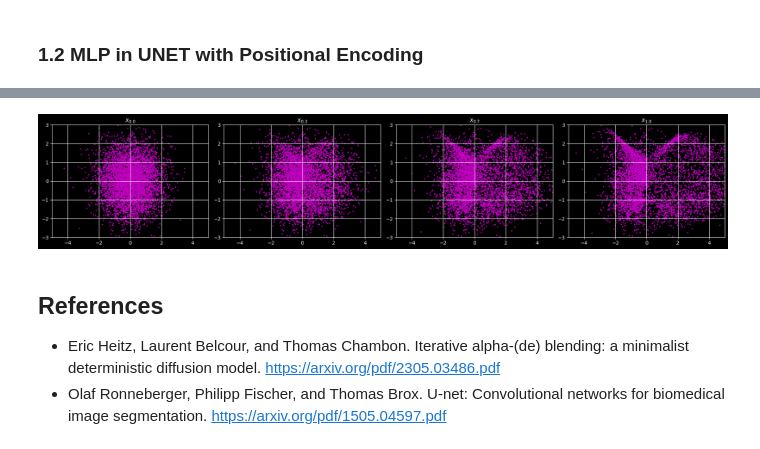
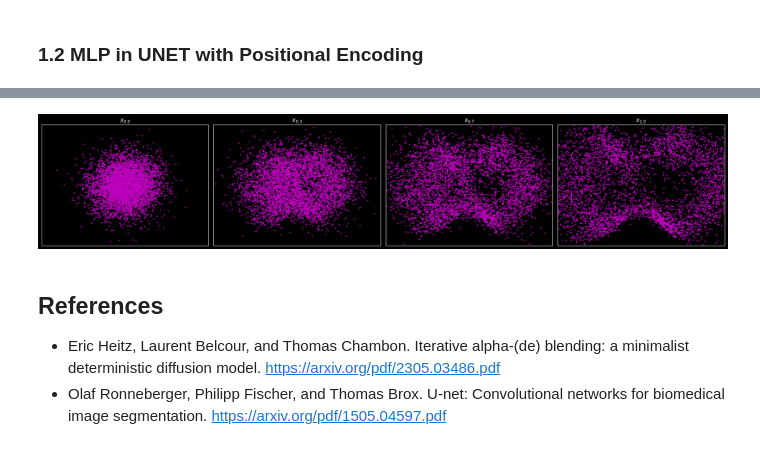
Before and after one commit to AlfredPichard/LADMG, a Jupyter notebook: introduction_notebooks/pichard_alfred/alpha_(de)blending.ipynb, the cells around one changed output, grey strips where cells are left out. Drawn from its saved outputs; the diff is of its cells as text; code cells hidden in the pictures.

```diff
--- a/introduction_notebooks/pichard_alfred/alpha_(de)blending.ipynb
+++ b/introduction_notebooks/pichard_alfred/alpha_(de)blending.ipynb
@@ -188,7 +184,7 @@ fig, axs = plt.subplots(1, NUM_PLOTS+1, figsize=(20,4))
 with torch.no_grad():
     x_alpha = torch.randn(BATCH_SIZE, 2, device=device)
 
-    T = 100
+    T = 1000
     for t in range(T+1):
         alpha = t/T * torch.ones(BATCH_SIZE, 1)
         x_alpha = x_alpha + (1/T)*model(x_alpha, alpha)
@@ -198,8 +194,9 @@ with torch.no_grad():
             axs[i].scatter(x_alpha.T[0], x_alpha.T[1], c='m', s=3)
             axs[i].set_title(f"$x_{{{'%.1f'%(alpha[0])}}}$")
             axs[i].set_xlim([-5, 5])
-            axs[i].set_ylim([-3, 3])
-            axs[i].grid(True)
+            axs[i].set_ylim([-4, 4])
+            axs[i].set_yticks([])
+            axs[i].set_xticks([])
 
     fig.tight_layout()
     plt.show()
@@ -220,7 +217,7 @@ class Resample(nn.Module):
 
 
 class LinearEncoder(nn.Module):
-    def __init__(self, hidden_dims, block_sizes, encoder_dim):
+    def __init__(self, hidden_dims, block_sizes, pos_encoder_dim):
         super().__init__()
         """
         Example with: hidden_dims = [64, 32, 16, 8] & block_sizes = [2, 2, 2]
@@ -231,7 +228,7 @@ class LinearEncoder(nn.Module):
         linear(16, 16) (x2)
         linear(16, 8)
         """
-        self.blocks = [LinearBlock(hidden_dims[k], encoder_dim, block_sizes[k]) for k in range(len(hidden_dims)-1)]
+        self.blocks = [LinearBlock(hidden_dims[k], pos_encoder_dim, block_sizes[k]) for k in range(len(hidden_dims)-1)]
         self.downsamples = [Resample(hidden_dims[k-1], hidden_dims[k]) for k in range(1, len(hidden_dims))]
 
         self.activation = nn.SiLU()
@@ -246,7 +243,7 @@ class LinearEncoder(nn.Module):
 
 
 class LinearDecoder(nn.Module):
-    def __init__(self, hidden_dims, block_sizes, encoder_dim):
+    def __init__(self, hidden_dims, block_sizes, pos_encoder_dim):
         super().__init__()
         """
         Example with: hidden_dims = [16, 32, 64], resample_out_dims = [16, 64, 512] & block_sizes = [2, 2, 2]
@@ -260,7 +257,7 @@ class LinearDecoder(nn.Module):
         block : linear(64, 64) (x2)
         cat with residual(64) : result dim (128)
         """
-        self.blocks = [LinearBlock(hidden_dims[k], encoder_dim, block_sizes[k-1]) for k in range(len(hidden_dims))]
+        self.blocks = [LinearBlock(hidden_dims[k], pos_encoder_dim, block_sizes[k-1]) for k in range(len(hidden_dims))]
         self.upsample = Resample(8, 16)
 
         self.activation = nn.SiLU()
@@ -275,23 +272,23 @@ class LinearDecoder(nn.Module):
 # %%
 ### UNet
 class LinearUNet(nn.Module):
-    def __init__(self, input_dim, encoder_dim):
+    def __init__(self, input_dim, pos_encoder_dim):
         super().__init__()
         # Input and Output
-        self.input = nn.Linear(input_dim+encoder_dim, 64)
-        self.output = nn.Linear(128+encoder_dim, 2)
+        self.input = nn.Linear(input_dim+pos_encoder_dim, 64)
+        self.output = nn.Linear(128+pos_encoder_dim, 2)
 
         # Encoder
         self.encoder = LinearEncoder(
             hidden_dims=[64, 32, 16, 8],
             block_sizes=[2, 2, 2],
-            encoder_dim=encoder_dim
+            pos_encoder_dim=pos_encoder_dim
         )
 
         # Bottom
         self.bottom = LinearBlock(
             hidden_dim=8,
-            encoder_dim=encoder_dim,
+            pos_encoder_dim=pos_encoder_dim,
             block_size=4
         )
 
@@ -299,31 +296,31 @@ class LinearUNet(nn.Module):
         self.decoder = LinearDecoder(
             hidden_dims=[16, 32, 64],
             block_sizes=[2, 2, 2],
-            encoder_dim=encoder_dim
+            pos_encoder_dim=pos_encoder_dim
         )
 
-        self.positional_encoder = SinusoidalPositionalEncoder(d_model=encoder_dim)
+        self.positional_encoder = SinusoidalPositionalEncoder(pos_encoder_dim=pos_encoder_dim)
         self.activation = nn.SiLU()
 
     def forward(self, x, alpha):
         alpha = self.positional_encoder(alpha)
 
-        x = self.activation(self.input(torch.cat([x, alpha], dim=1)))
+        x = self.activation(self.input(torch.cat((x, alpha), dim=1)))
 
         x, residuals = self.encoder(x, alpha)
         x = self.bottom(x, alpha)
         x = self.decoder(x, alpha, residuals)
 
-        out = self.activation(self.output(torch.cat([x, alpha], dim=1)))
+        out = self.output(torch.cat((x, alpha), dim=1))
 
         return out
 # %%
 ### Hyperparamerters
 BATCH_SIZE = 128
-EPOCHS = 1000
+EPOCHS = 10001
 LR = 0.001
 
-model = LinearUNet(input_dim=2, encoder_dim=2)
+model = LinearUNet(input_dim=2, pos_encoder_dim=2)
 optimizer = optim.Adam(model.parameters(), lr=LR)
 dataset = data
 criterion = nn.MSELoss(reduction='mean')
@@ -332,6 +329,6 @@ criterion = nn.MSELoss(reduction='mean')
 for epoch in range(EPOCHS):
     epoch_loss = train(model, optimizer, criterion, dataset, BATCH_SIZE)
 
-    if (epoch % 100 == 0):
+    if (epoch % 1000 == 0):
         print(f"Loss at epoch {epoch}: {epoch_loss}")
 # %% [output]
@@ -348,29 +346,29 @@ Loss at epoch 900: 169.97855806350708
 # %%
 NUM_PLOTS = 3
 BATCH_SIZE = 5000
 fig, axs = plt.subplots(1, NUM_PLOTS+1, figsize=(20,4))
 
 with torch.no_grad():
     x_alpha = torch.randn(BATCH_SIZE, 2, device=device)
 
     T = 100
     for t in range(T+1):
         alpha = t/T * torch.ones(BATCH_SIZE, 1)
         x_alpha = x_alpha + (1/T) * model(x_alpha, alpha)
 
         # Visualize
         if (t % (T//NUM_PLOTS) == 0):
             i = t//(T//NUM_PLOTS)
             axs[i].scatter(x_alpha.T[0], x_alpha.T[1], c='m', s=3)
             axs[i].set_title(f"$x_{{{'%.1f'%(alpha[0])}}}$")
             axs[i].set_xlim([-5, 5])
-            axs[i].set_ylim([-3, 3])
-            axs[i].grid(True)
-
+            axs[i].set_ylim([-4, 4])
+            axs[i].set_yticks([])
+            axs[i].set_xticks([])
     fig.tight_layout()
     plt.show()
 # %% [output]
-[figure, old version]
+[figure, new version]
 # %% [markdown]
 ## References
 - Eric Heitz, Laurent Belcour, and Thomas Chambon. Iterative alpha-(de) blending: a minimalist
```
Also changed, not shown: parts of 8 cells of this notebook.
